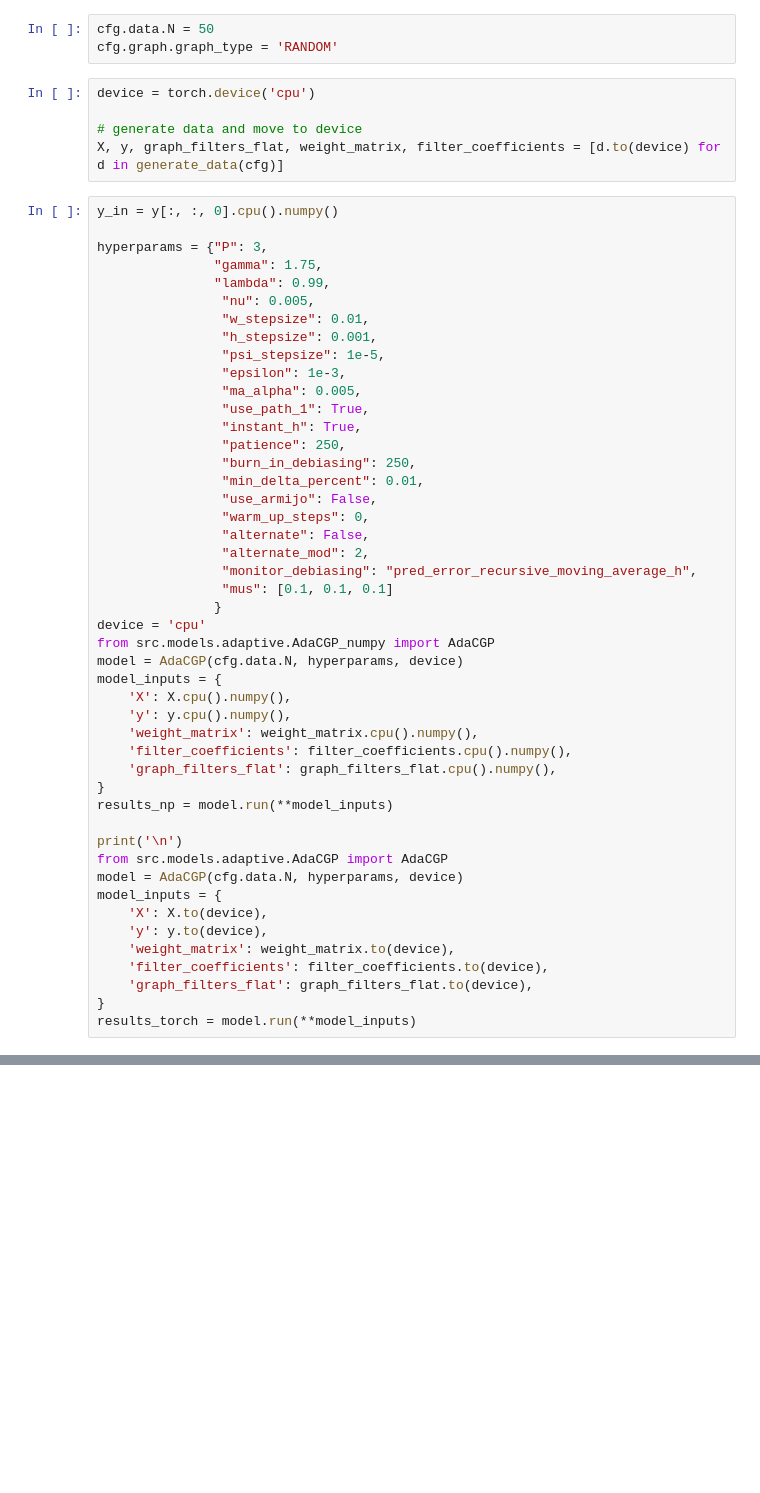
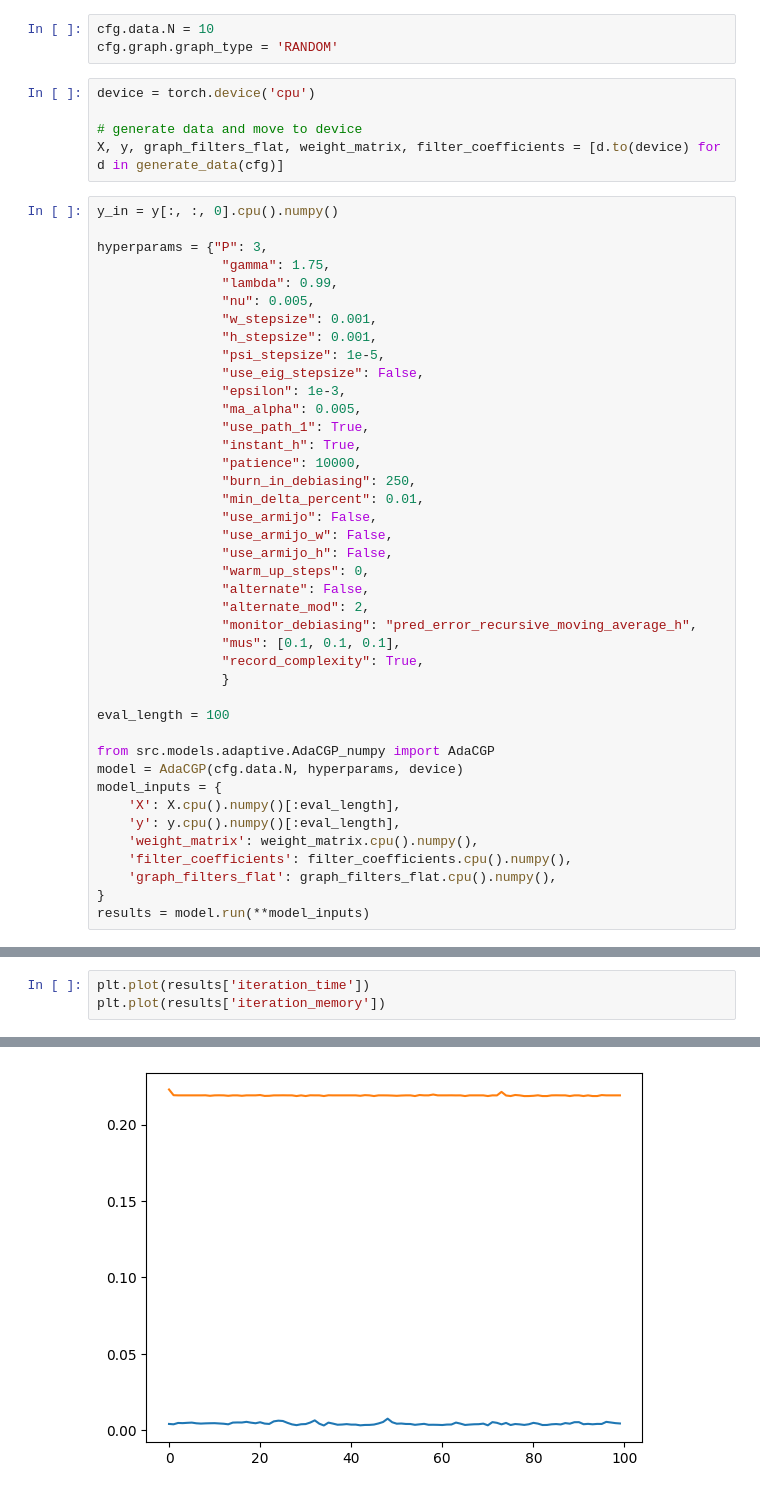
Before and after one commit to jenkins-alex/AdaCGP, a Jupyter notebook: implement.ipynb, the cells around one changed output, grey strips where cells are left out. Drawn from its saved outputs; the diff is of its cells as text; blank space fills up the shorter version.

Commit message:
added space-time complexity record

```diff
--- a/implement.ipynb
+++ b/implement.ipynb
@@ -13,7 +13,7 @@ with initialize(version_base=None, config_path="config", job_name="test_app"):
 
 torch.set_num_threads(1)
 # %%
-cfg.data.N = 50
+cfg.data.N = 10
 cfg.graph.graph_type = 'RANDOM'
 # %%
 device = torch.device('cpu')
@@ -24,46 +24,40 @@ X, y, graph_filters_flat, weight_matrix, filter_coefficients = [d.to(device) for
 y_in = y[:, :, 0].cpu().numpy()
 
 hyperparams = {"P": 3,
-               "gamma": 1.75,
-               "lambda": 0.99,
+                "gamma": 1.75,
+                "lambda": 0.99,
                 "nu": 0.005,
-                "w_stepsize": 0.01,
+                "w_stepsize": 0.001,
                 "h_stepsize": 0.001,
                 "psi_stepsize": 1e-5,
+                "use_eig_stepsize": False,
                 "epsilon": 1e-3,
                 "ma_alpha": 0.005,
                 "use_path_1": True,
                 "instant_h": True,
-                "patience": 250,
+                "patience": 10000,
                 "burn_in_debiasing": 250,
                 "min_delta_percent": 0.01,
                 "use_armijo": False,
+                "use_armijo_w": False,
+                "use_armijo_h": False,
                 "warm_up_steps": 0,
                 "alternate": False,
                 "alternate_mod": 2,
                 "monitor_debiasing": "pred_error_recursive_moving_average_h",
-                "mus": [0.1, 0.1, 0.1]
-               }
-device = 'cpu'
+                "mus": [0.1, 0.1, 0.1],
+                "record_complexity": True,
+                }
+
+eval_length = 100
+
 from src.models.adaptive.AdaCGP_numpy import AdaCGP
 model = AdaCGP(cfg.data.N, hyperparams, device)
 model_inputs = {
-    'X': X.cpu().numpy(),
-    'y': y.cpu().numpy(),
+    'X': X.cpu().numpy()[:eval_length],
+    'y': y.cpu().numpy()[:eval_length],
     'weight_matrix': weight_matrix.cpu().numpy(),
     'filter_coefficients': filter_coefficients.cpu().numpy(),
     'graph_filters_flat': graph_filters_flat.cpu().numpy(),
 }
-results_np = model.run(**model_inputs)
-
-print('\n')
-from src.models.adaptive.AdaCGP import AdaCGP
-model = AdaCGP(cfg.data.N, hyperparams, device)
-model_inputs = {
-    'X': X.to(device),
-    'y': y.to(device),
-    'weight_matrix': weight_matrix.to(device),
-    'filter_coefficients': filter_coefficients.to(device),
-    'graph_filters_flat': graph_filters_flat.to(device),
-}
-results_torch = model.run(**model_inputs)
+results = model.run(**model_inputs)
@@ -107,0 +64,4 @@ NameError: name 'results' is not defined
+# %%
+plt.plot(results['iteration_time'])
+plt.plot(results['iteration_memory'])
+# %% [output]
@@ -107,0 +69 @@ NameError: name 'results' is not defined
+[figure, added]
```
Also changed, not shown: parts of 6 cells of this notebook, 11 other files.
